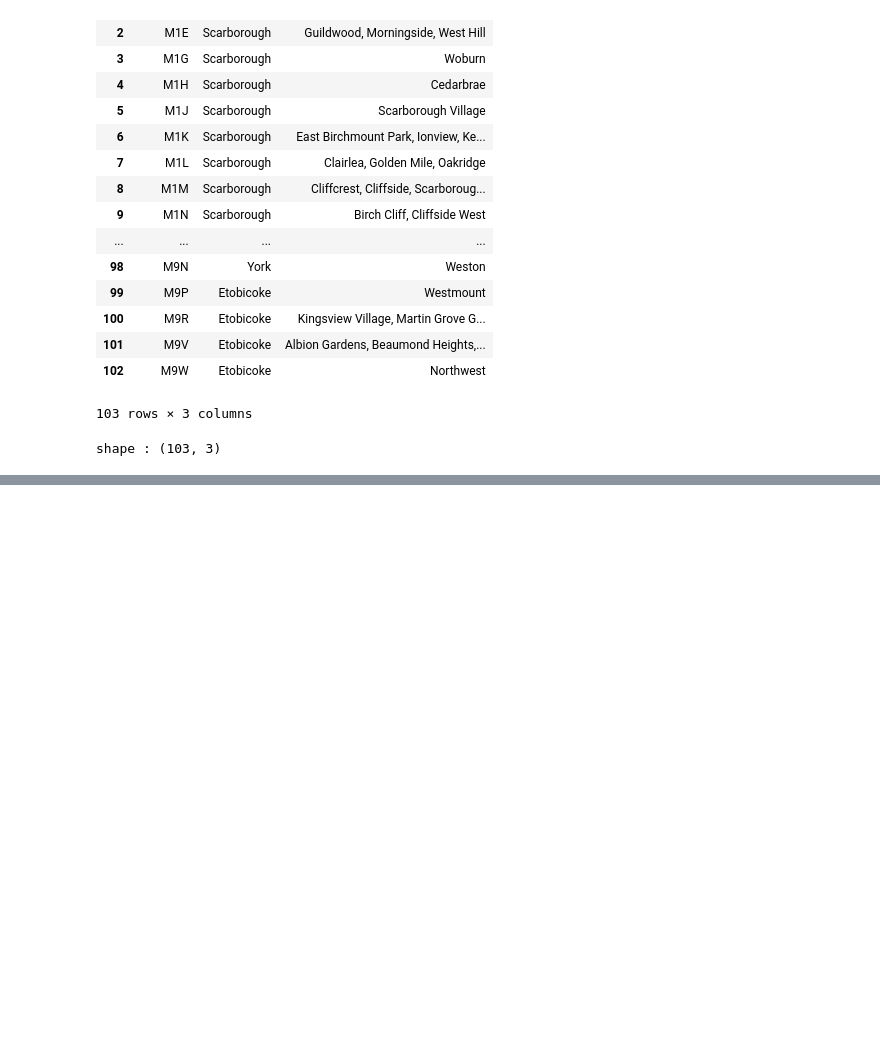
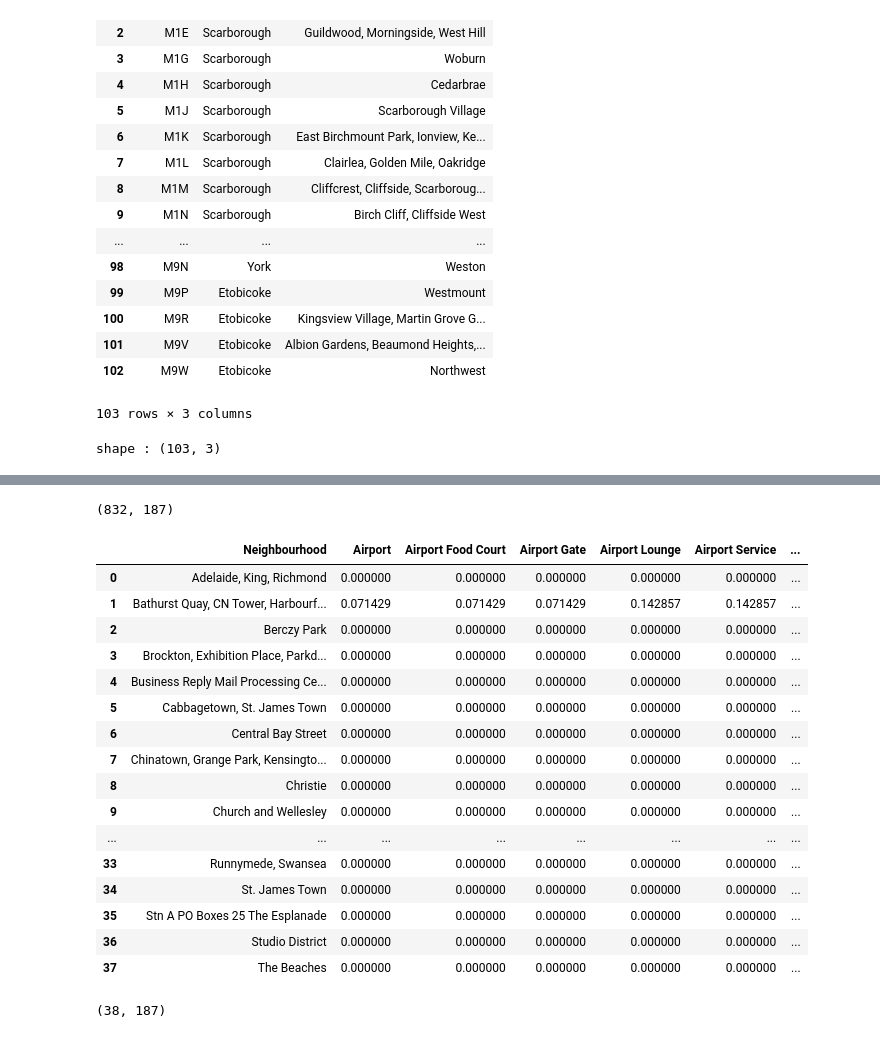
Before and after one commit to soheil2017/Coursera-capstone-project, a Jupyter notebook: Clustering Neighborhoods in Toronto.ipynb, the cells around one changed output, grey strips where cells are left out. Drawn from its saved outputs; the diff is of its cells as text; code cells hidden in the pictures; blank space fills up the shorter version.

Commit message:
Published from Watson Studio.

```diff
--- a/Clustering Neighborhoods in Toronto.ipynb
+++ b/Clustering Neighborhoods in Toronto.ipynb
@@ -95,0 +225,17 @@ TorontoPostalCodes.to_csv('Toronto.TASK_1_df.csv',index=False)
+# %%
+# create map of New York using latitude and longitude values
+map_toronto = folium.Map(location=[latitude, longitude], zoom_start=11)
+
+# add markers to map
+for lat, lng, borough, neighborhood in zip(toronto_neighborhoods['Latitude'], toronto_neighborhoods['Longitude'], toronto_neighborhoods['Borough'], toronto_neighborhoods['Neighbourhood']):
+    label = '{}, {}'.format(neighborhood, borough)
+    label = folium.Popup(label, parse_html=True)
+    folium.CircleMarker(
+        [lat, lng],
+        radius=4,
+        popup=label,
+        color='blue',
+        fill=True,
+        fill_color='#87cefa',
+        fill_opacity=0.5,
+        parse_html=False).add_to(map_toronto)
@@ -95,0 +246,4 @@ TorontoPostalCodes.to_csv('Toronto.TASK_1_df.csv',index=False)
+# %%
+toronto_data = toronto_neighborhoods[toronto_neighborhoods['Borough'].str.contains("Toronto")].reset_index(drop=True)
+print(toronto_data.shape)
+toronto_data.head()
@@ -95,0 +331,6 @@ TorontoPostalCodes.to_csv('Toronto.TASK_1_df.csv',index=False)
+# %%
+toronto_neighborhoods = toronto_data
+toronto_venues = getNearbyVenues(names=toronto_neighborhoods['Neighbourhood'],
+                                   latitudes=toronto_neighborhoods['Latitude'],
+                                   longitudes=toronto_neighborhoods['Longitude']
+                                  )
@@ -95,0 +391,12 @@ TorontoPostalCodes.to_csv('Toronto.TASK_1_df.csv',index=False)
+# %%
+# one hot encoding
+toronto_onehot = pd.get_dummies(toronto_venues[['Venue Category']], prefix="", prefix_sep="")
+
+# add neighborhood column back to dataframe
+toronto_onehot['Neighbourhood'] = toronto_venues['Neighbourhood']
+
+# move neighborhood column to the first column
+fixed_columns = [toronto_onehot.columns[-1]] + list(toronto_onehot.columns[:-1])
+toronto_onehot = toronto_onehot[fixed_columns]
+
+toronto_onehot.head()
@@ -95,0 +410,29 @@ TorontoPostalCodes.to_csv('Toronto.TASK_1_df.csv',index=False)
+# %%
+toronto_onehot.shape
+# %% [output]
+(832, 187)
+# %%
+toronto_grouped = toronto_onehot.groupby('Neighbourhood').mean().reset_index()
+toronto_grouped
+# %% [output]
+|  | Neighbourhood | Airport | Airport Food Court | Airport Gate | Airport Lounge | Airport Service | ... |
+| 0 | Adelaide, King, Richmond | 0.000000 | 0.000000 | 0.000000 | 0.000000 | 0.000000 | ... |
+| 1 | Bathurst Quay, CN Tower, Harbourf... | 0.071429 | 0.071429 | 0.071429 | 0.142857 | 0.142857 | ... |
+| 2 | Berczy Park | 0.000000 | 0.000000 | 0.000000 | 0.000000 | 0.000000 | ... |
+| 3 | Brockton, Exhibition Place, Parkd... | 0.000000 | 0.000000 | 0.000000 | 0.000000 | 0.000000 | ... |
+| 4 | Business Reply Mail Processing Ce... | 0.000000 | 0.000000 | 0.000000 | 0.000000 | 0.000000 | ... |
+| 5 | Cabbagetown, St. James Town | 0.000000 | 0.000000 | 0.000000 | 0.000000 | 0.000000 | ... |
+| 6 | Central Bay Street | 0.000000 | 0.000000 | 0.000000 | 0.000000 | 0.000000 | ... |
+| 7 | Chinatown, Grange Park, Kensingto... | 0.000000 | 0.000000 | 0.000000 | 0.000000 | 0.000000 | ... |
+| 8 | Christie | 0.000000 | 0.000000 | 0.000000 | 0.000000 | 0.000000 | ... |
+| 9 | Church and Wellesley | 0.000000 | 0.000000 | 0.000000 | 0.000000 | 0.000000 | ... |
+| ... | ... | ... | ... | ... | ... | ... | ... |
+| 33 | Runnymede, Swansea | 0.000000 | 0.000000 | 0.000000 | 0.000000 | 0.000000 | ... |
+| 34 | St. James Town | 0.000000 | 0.000000 | 0.000000 | 0.000000 | 0.000000 | ... |
+| 35 | Stn A PO Boxes 25 The Esplanade | 0.000000 | 0.000000 | 0.000000 | 0.000000 | 0.000000 | ... |
+| 36 | Studio District | 0.000000 | 0.000000 | 0.000000 | 0.000000 | 0.000000 | ... |
+| 37 | The Beaches | 0.000000 | 0.000000 | 0.000000 | 0.000000 | 0.000000 | ... |
+# %%
+toronto_grouped.shape
+# %% [output]
+(38, 187)
```
Also changed, not shown: parts of 34 cells of this notebook.
